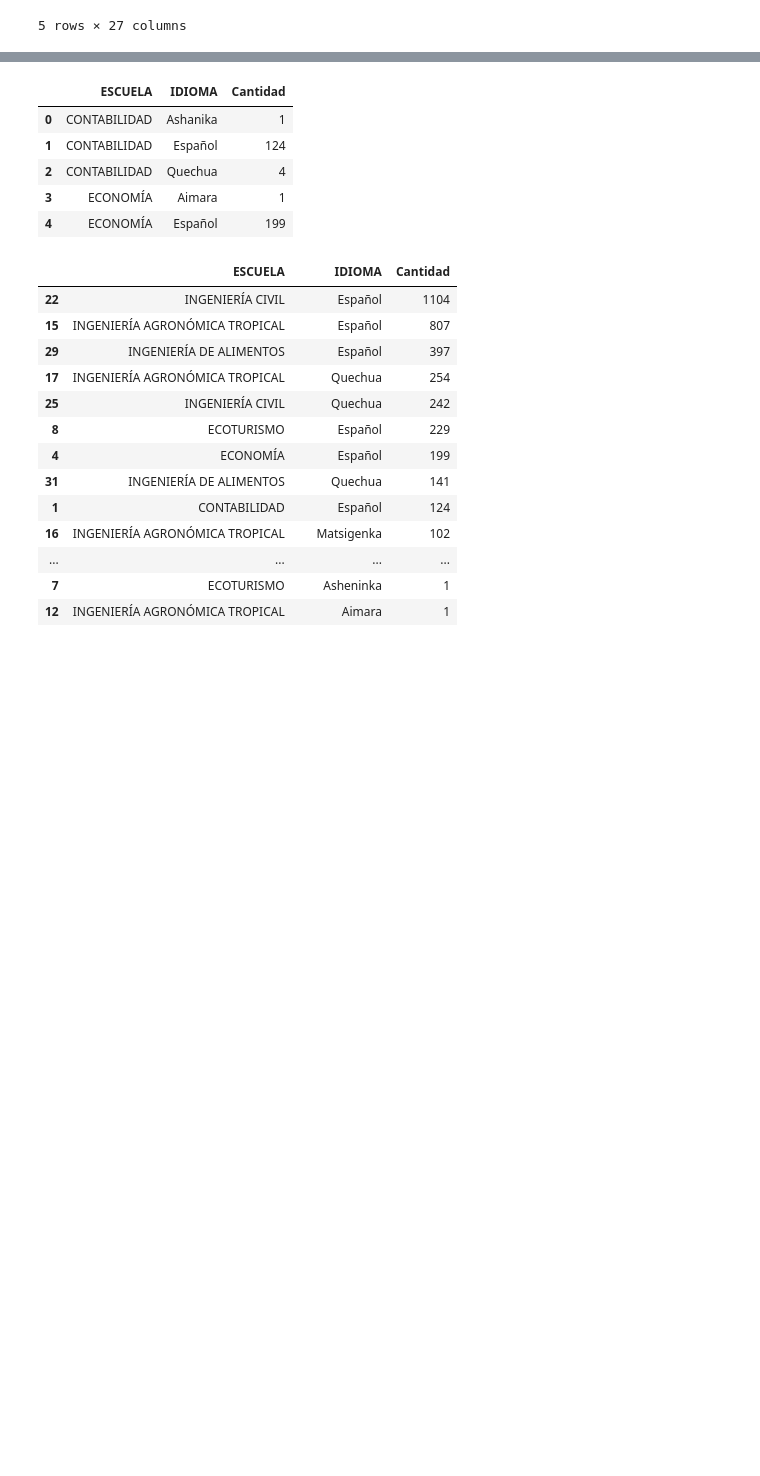
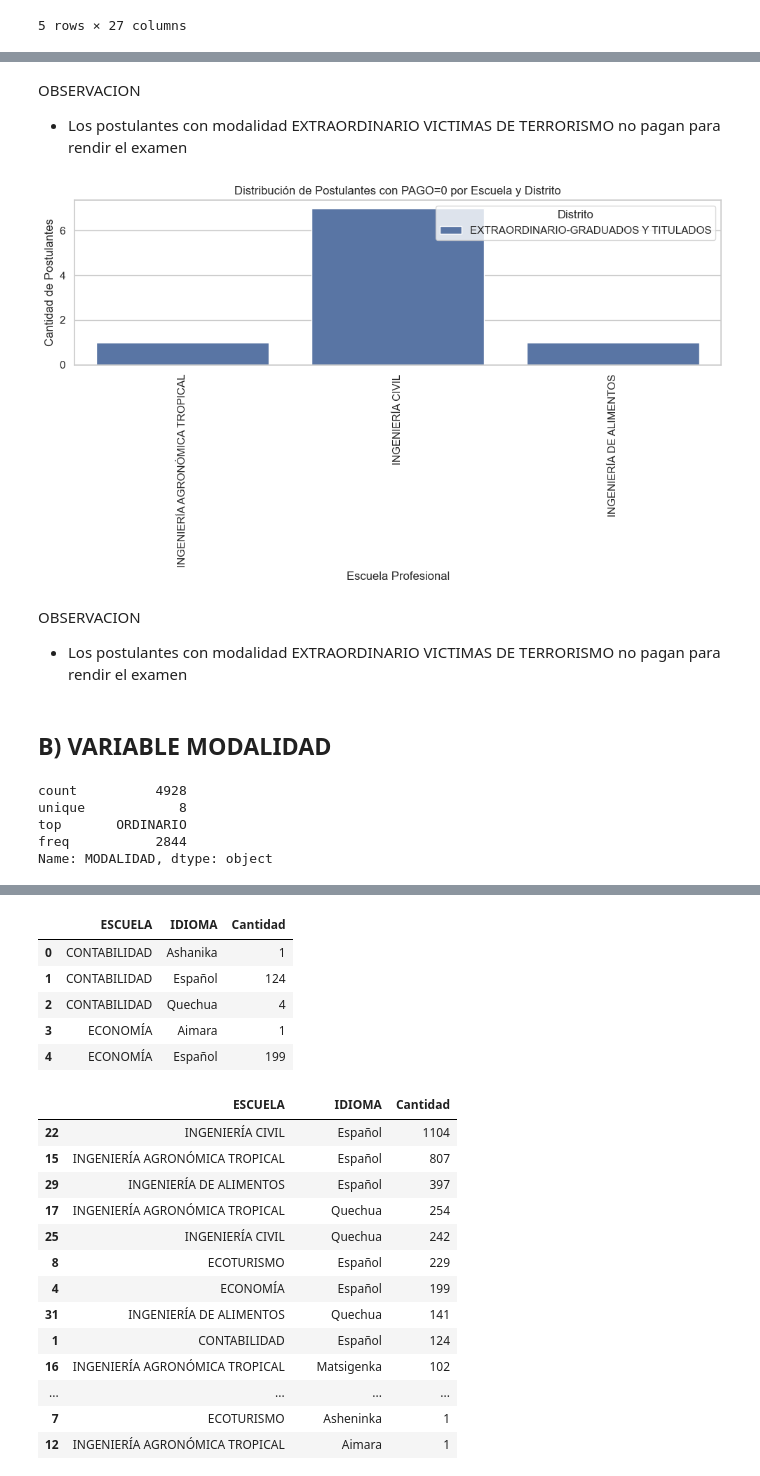
Before and after one commit to EliazarNoaLlas/Proyecto_Investigacion_Clustering-, a Jupyter notebook: proyecto_clustering_uniq/notebooks/01_exploracion_datos.ipynb, the cells around one changed output, grey strips where cells are left out. Drawn from its saved outputs; the diff is of its cells as text; code cells hidden in the pictures; blank space fills up the shorter version.

```diff
--- a/proyecto_clustering_uniq/notebooks/01_exploracion_datos.ipynb
+++ b/proyecto_clustering_uniq/notebooks/01_exploracion_datos.ipynb
@@ -286,0 +442,35 @@ py.iplot(fig)
+# %% [markdown]
+OBSERVACION
+- Los postulantes con modalidad EXTRAORDINARIO VICTIMAS DE TERRORISMO no pagan para rendir el examen
+# %%
+import seaborn as sns
+import matplotlib.pyplot as plt
+
+# Configuración de estilo de Seaborn
+sns.set(style="whitegrid")
+
+# Crear un gráfico de barras utilizando 'ESCUELA' en el eje x y 'DISTRITO' en el eje y
+plt.figure(figsize=(10, 6))
+sns.countplot(data=postulantes_con_pago_atipico, x='ESCUELA', hue='MODALIDAD')
+plt.xticks(rotation=90)
+plt.title('Distribución de Postulantes con PAGO=0 por Escuela y Distrito')
+plt.xlabel('Escuela Profesional')
+plt.ylabel('Cantidad de Postulantes')
+plt.legend(title='Distrito', loc='upper right')
+plt.tight_layout()
+plt.show()
+# %% [output]
+[figure, added]
+# %% [markdown]
+OBSERVACION
+- Los postulantes con modalidad EXTRAORDINARIO VICTIMAS DE TERRORISMO no pagan para rendir el examen
+# %% [markdown]
+## B) VARIABLE MODALIDAD
+# %%
+Postulantes["MODALIDAD"].describe()
+# %% [output]
+count          4928
+unique            8
+top       ORDINARIO
+freq           2844
+Name: MODALIDAD, dtype: object
```
Also changed, not shown: parts of 72 cells of this notebook, 1 other file.
